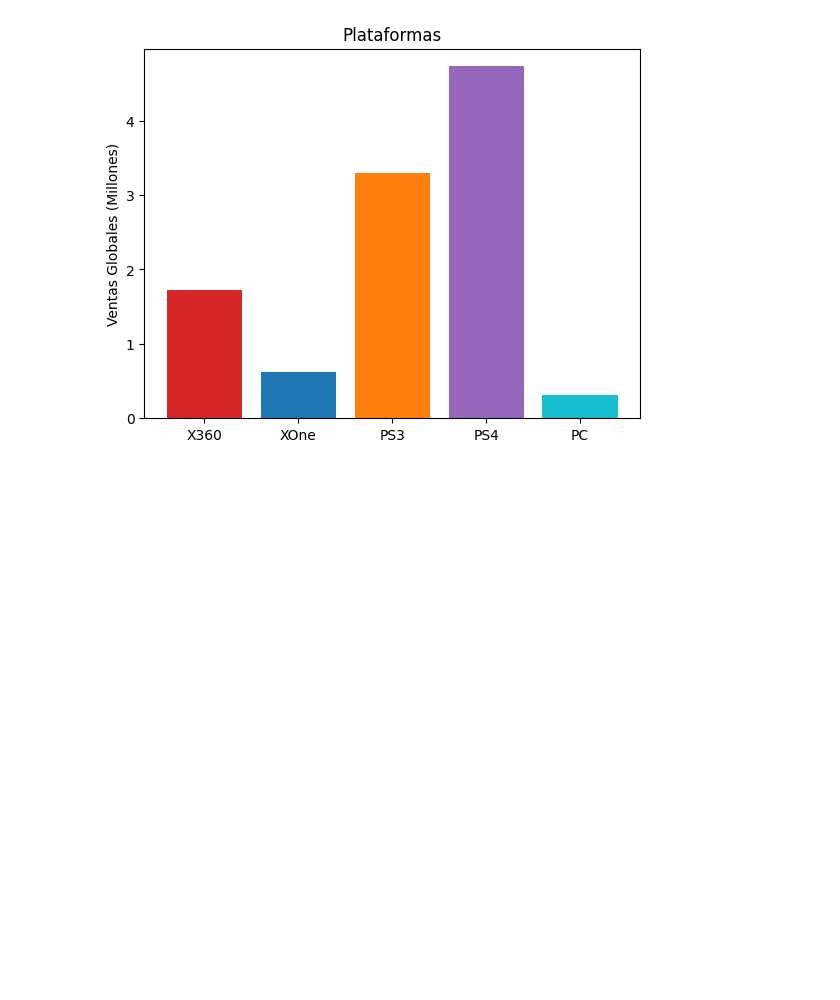
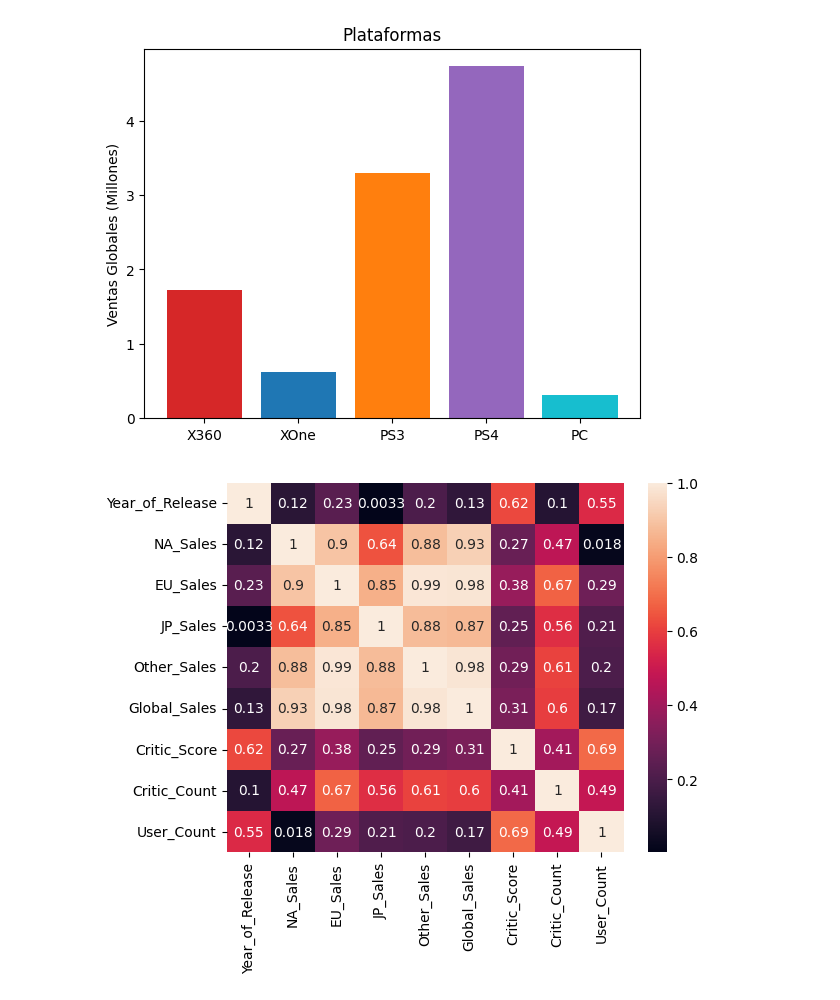
Before and after one commit to AdrianNiet/Proyecto-EDA, a Jupyter notebook: proyecto analisis de datos/codigo/base de datos/Dark souls datos.ipynb, the cells around one changed output. Saved outputs shown, nothing was run; the diff lists cells and outputs as text; code cells hidden in the pictures; blank space fills up the shorter version.

```diff
--- a/proyecto analisis de datos/codigo/base de datos/Dark souls datos.ipynb
+++ b/proyecto analisis de datos/codigo/base de datos/Dark souls datos.ipynb
@@ -73,0 +118,5 @@ plt.show()
+# %%
+numericoDSXone = DSXOne_df.select_dtypes(include=['int', 'float'])
+sns.heatmap(numericoDS.corr(), annot=True);
+# %% [output]
+[figure, added]
```
Also changed, not shown: parts of 14 cells of this notebook, 6 other files.
